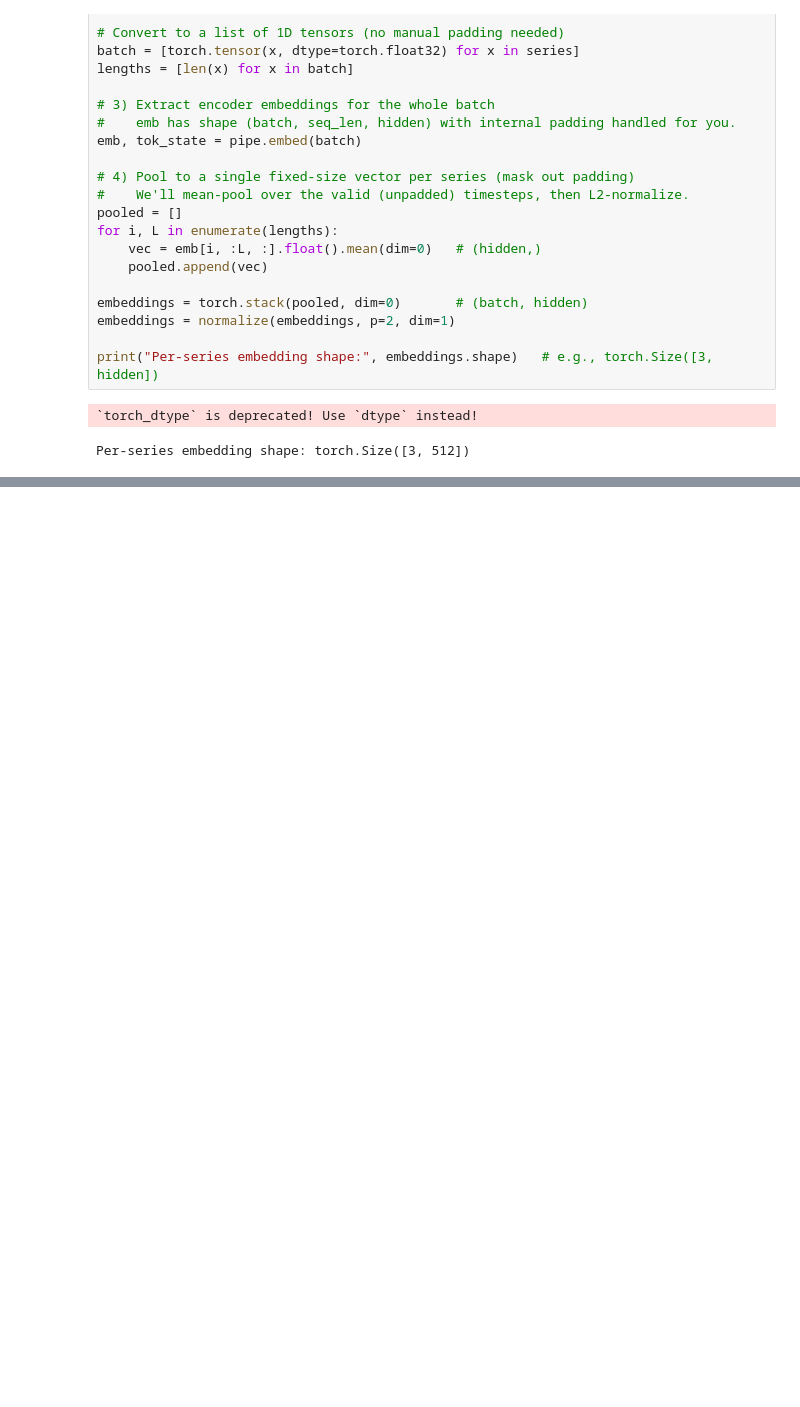
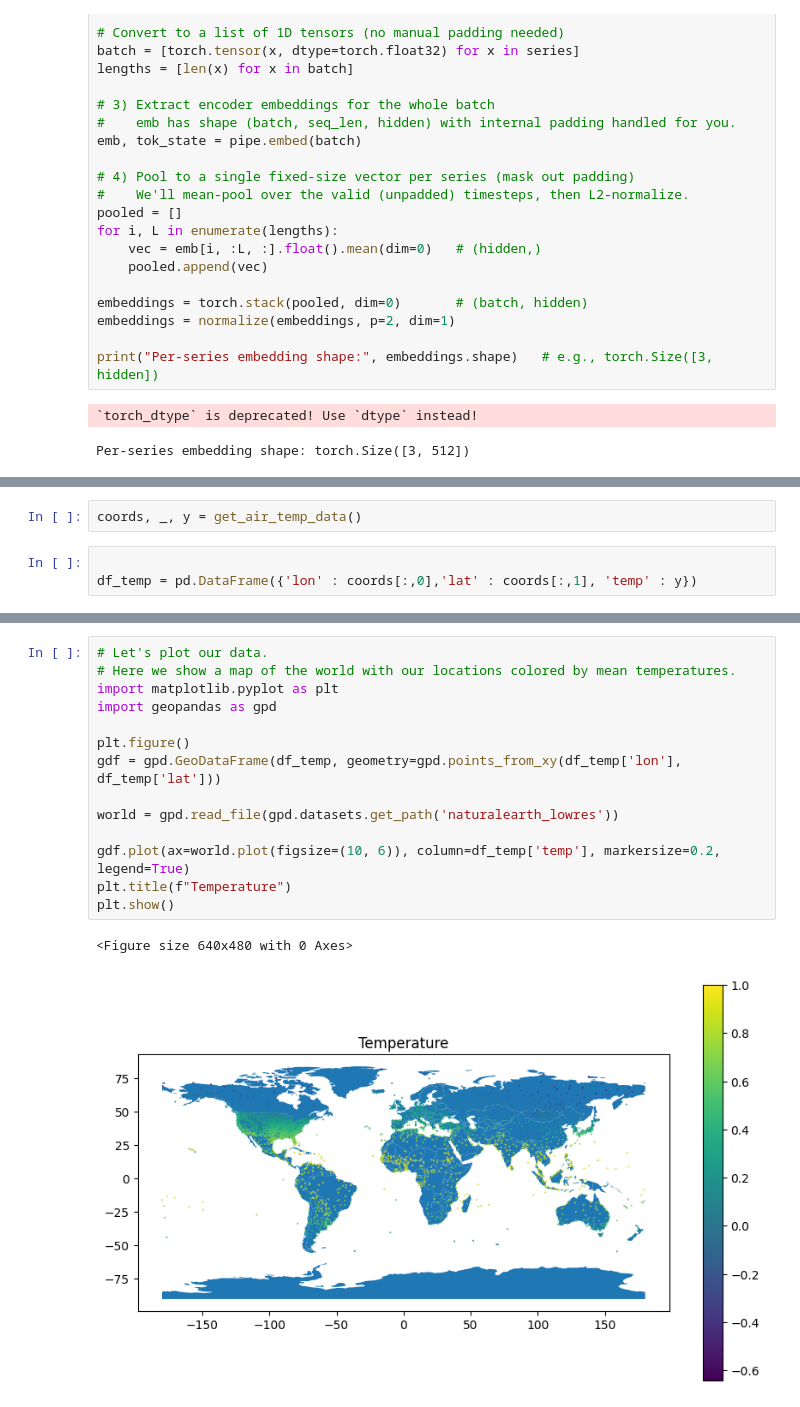
Before and after one commit to davidguzmanr/COMP-685-Fall-2025, a Jupyter notebook: notebooks/import_tests.ipynb, the cells around one changed output, grey strips where cells are left out. Saved outputs shown, nothing was run; the diff lists cells and outputs as text; blank space fills up the shorter version.

Commit message:
import satclip temp data

```diff
--- a/notebooks/import_tests.ipynb
+++ b/notebooks/import_tests.ipynb
@@ -197,0 +228,5 @@ Per-series embedding shape: torch.Size([3, 512])
+# %%
+coords, _, y = get_air_temp_data()
+# %%
+
+df_temp = pd.DataFrame({'lon' : coords[:,0],'lat' : coords[:,1], 'temp' : y})
@@ -197,0 +249,17 @@ Per-series embedding shape: torch.Size([3, 512])
+# %%
+# Let's plot our data.
+# Here we show a map of the world with our locations colored by mean temperatures.
+import matplotlib.pyplot as plt
+import geopandas as gpd
+
+plt.figure()
+gdf = gpd.GeoDataFrame(df_temp, geometry=gpd.points_from_xy(df_temp['lon'], df_temp['lat']))
+
+world = gpd.read_file(gpd.datasets.get_path('naturalearth_lowres'))
+
+gdf.plot(ax=world.plot(figsize=(10, 6)), column=df_temp['temp'], markersize=0.2, legend=True)
+plt.title(f"Temperature")
+plt.show()
+# %% [output]
+<Figure size 640x480 with 0 Axes>
+[figure, added]
```
Also changed, not shown: parts of 6 cells of this notebook.
